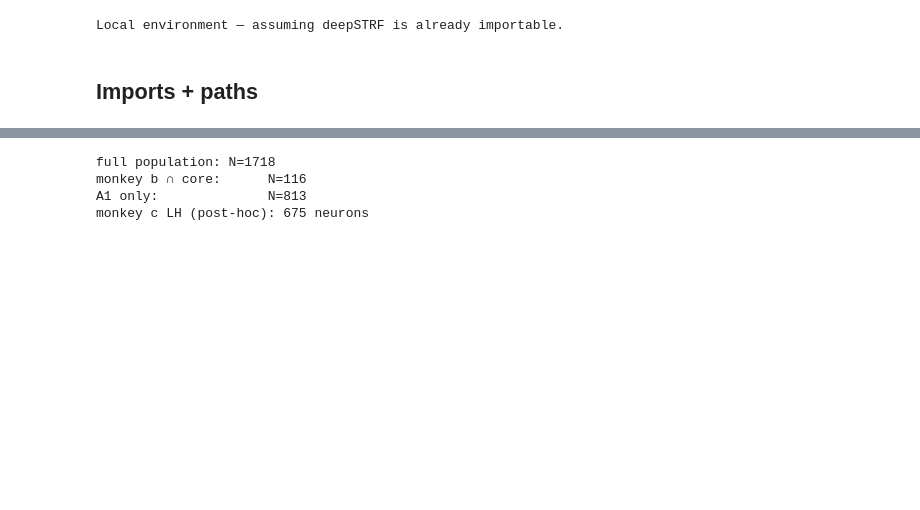
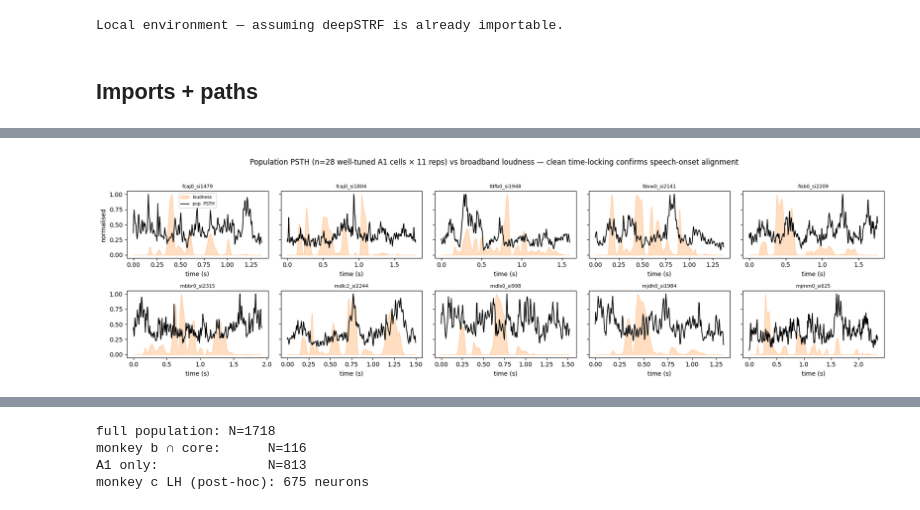
Before and after one commit to urancon/deepSTRF, a Jupyter notebook: examples/explore_downer2025.ipynb, the cells around one changed output, grey strips where cells are left out. Cells and saved outputs as stored; diff of their text form; code cells hidden in the pictures; blank space fills up the shorter version.

```diff
--- a/examples/explore_downer2025.ipynb
+++ b/examples/explore_downer2025.ipynb
@@ -137 +161,46 @@ picked stim 11: fcaj0_si1479  (split=test, R=11)
+# %%
+fig, axes = plt.subplots(2, 5, figsize=(18, 5), sharey=True)
+test_idces = [i for i, m in enumerate(ds_timit.stim_meta) if m["split"] == "test"]
+
+for ax_i, s in enumerate(test_idces):
+    ax = axes.flat[ax_i]
+    sm_s = ds_timit.stim_meta[s]
+    spec = ds_timit.stims[s][0].numpy()
+    T = spec.shape[-1]
+
+    # Broadband loudness from the cube-root-compressed mel: invert the
+    # compression then sum across bands.
+    loud = (spec ** 3).sum(axis=0)
+    loud /= max(loud.max(), 1e-9)
+
+    # Population PSTH across well-tuned cells, 11 reps
+    pop = np.zeros(T, dtype=np.float64)
+    n_contrib = 0
+    for n in well_idx:
+        r = ds_timit.responses[s][n].numpy()
+        if r.shape[1] != T or r.shape[0] < 2:
+            continue
+        pop += r.mean(axis=0)
+        n_contrib += 1
+    pop /= max(n_contrib, 1)
+    pop_n = pop / max(pop.max(), 1e-9)
+
+    t_axis = np.arange(T) * DT_MS / 1000.0
+    ax.fill_between(t_axis, 0, loud, alpha=0.25, color="C1", label="loudness")
+    ax.plot(t_axis, pop_n, color="black", linewidth=1.3, label="pop. PSTH")
+    ax.set_title(sm_s["name"], fontsize=8)
+    ax.set_xlabel("time (s)")
+    if ax_i == 0:
+        ax.set_ylabel("normalised")
+        ax.legend(fontsize=7)
+
+plt.suptitle(
+    f"Population PSTH (n={len(well_idx)} well-tuned A1 cells × 11 reps) "
+    f"vs broadband loudness — clean time-locking confirms speech-onset alignment",
+    y=1.02,
+)
+plt.tight_layout()
+plt.show()
+# %% [output]
+[figure, added]
 # %% [markdown]
```
Also changed, not shown: parts of 18 cells of this notebook.
